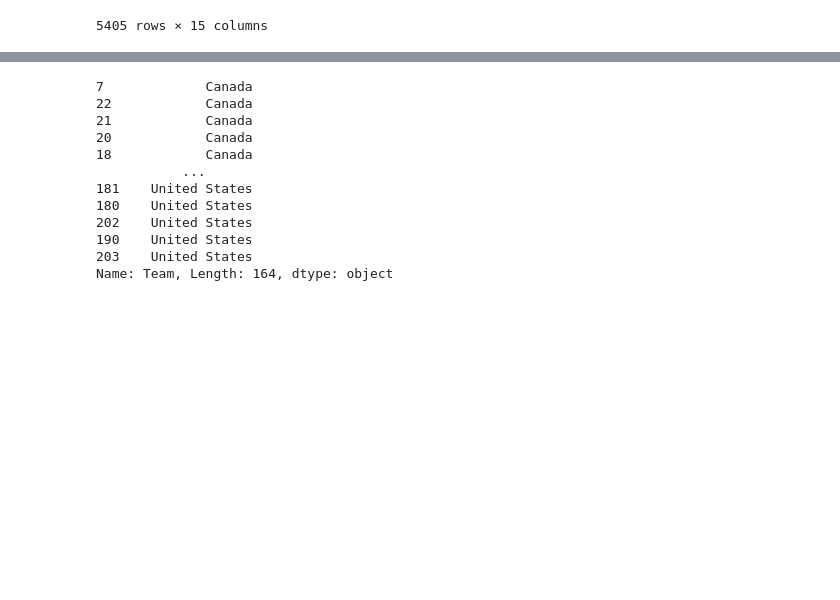
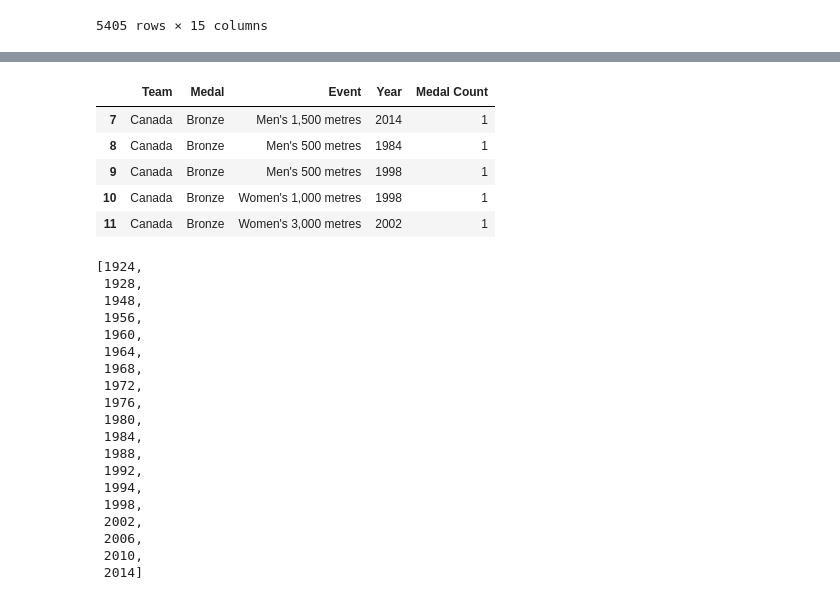
Before and after one commit to dancla240/Databehandling_Frankrike, a Jupyter notebook: Uppgift_2.ipynb, the cells around one changed output, grey strips where cells are left out. Saved outputs shown, nothing was run; the diff lists cells and outputs as text; code cells hidden in the pictures; blank space fills up the shorter version.

```diff
--- a/Uppgift_2.ipynb
+++ b/Uppgift_2.ipynb
@@ -267,26 +272,40 @@ speed_skating['Event'] = speed_skating['Event'].str.replace("Speed Skating","")
 # %%
-speed_skating_gb_df = speed_skating.groupby(['Team','Medal','Event'])['Medal'].count().reset_index(name='Medal Count')
+speed_skating_gb_df = speed_skating.groupby(['Team','Medal','Event','Year'])['Medal'].count().reset_index(name='Medal Count')
 
 # sorterar ut  de 10 bästa länderna map antal guldmedaljer
 speed_sakting_sorted = speed_skating_gb_df[speed_skating_gb_df['Medal'] == 'Gold'].groupby('Team')['Medal Count'].sum().sort_values(ascending=False).reset_index()
 top_10_countries = speed_sakting_sorted.head(10)['Team'].tolist()
-
 speed_skating_df_top_10 = speed_skating_gb_df[speed_skating_gb_df['Team'].isin(top_10_countries)]
-
 speed_skating_df_top_10['Team'].sort_values()
+display(speed_skating_df_top_10.head())
+years = speed_skating_df_top_10['Year'].sort_values().unique().tolist()
+display(years)
 # %% [output]
+|  | Team | Medal | Event | Year | Medal Count |
+| 7 | Canada | Bronze | Men's 1,500 metres | 2014 | 1 |
+| 8 | Canada | Bronze | Men's 500 metres | 1984 | 1 |
+| 9 | Canada | Bronze | Men's 500 metres | 1998 | 1 |
+| 10 | Canada | Bronze | Women's 1,000 metres | 1998 | 1 |
+| 11 | Canada | Bronze | Women's 3,000 metres | 2002 | 1 |
-7             Canada
-22            Canada
-21            Canada
-20            Canada
-18            Canada
-           ...
-181    United States
-180    United States
-202    United States
-190    United States
-203    United States
-Name: Team, Length: 164, dtype: object
+[1924,
+ 1928,
+ 1948,
+ 1956,
+ 1960,
+ 1964,
+ 1968,
+ 1972,
+ 1976,
+ 1980,
+ 1984,
+ 1988,
+ 1992,
+ 1994,
+ 1998,
+ 2002,
+ 2006,
+ 2010,
+ 2014]
 # %%
 px.bar(speed_skating_df_top_10,
        x='Team',
```
Also changed, not shown: parts of 4 cells of this notebook.
